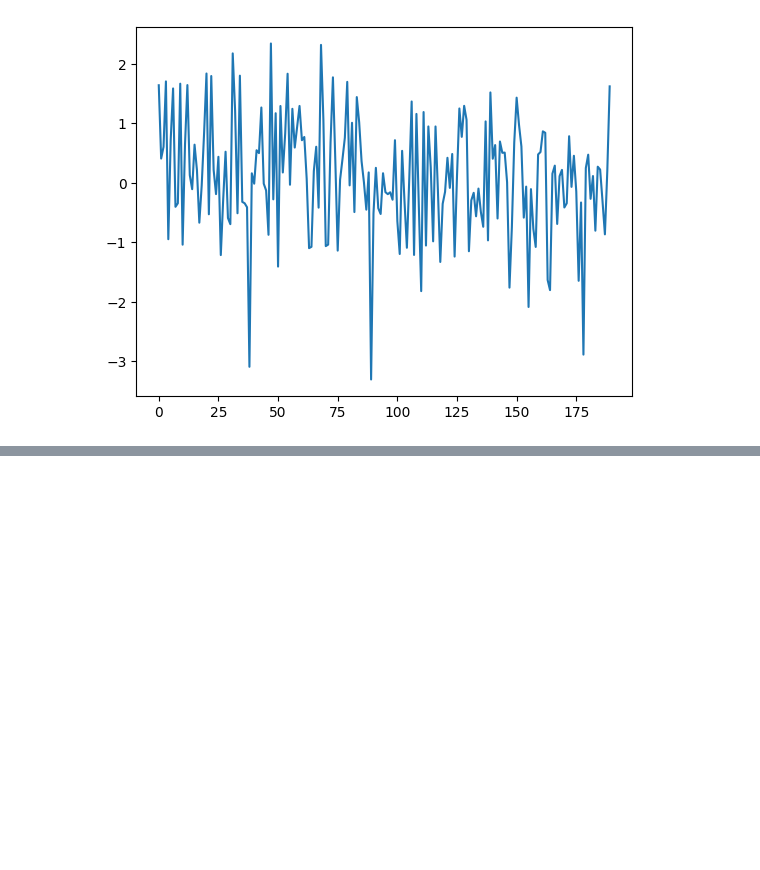
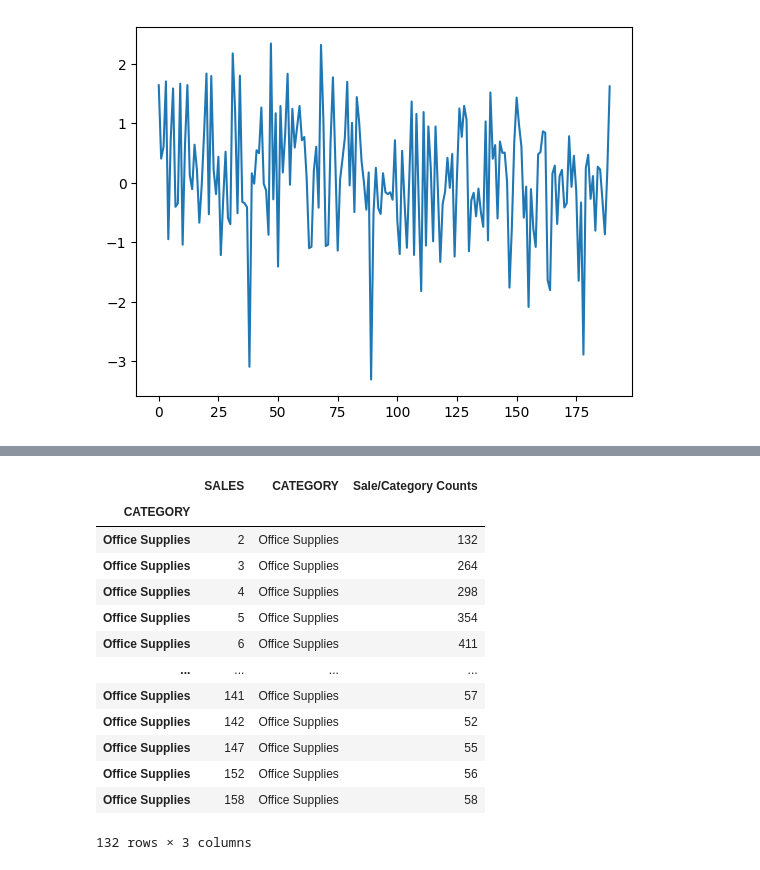
Before and after one commit to kunalmeon/Data-Analysis-Examples, a Jupyter notebook: SuperStoreData.ipynb, the cells around one changed output, grey strips where cells are left out. Cells and saved outputs as stored; diff of their text form; code cells hidden in the pictures; blank space fills up the shorter version.

```diff
--- a/SuperStoreData.ipynb
+++ b/SuperStoreData.ipynb
@@ -1898,0 +2051,18 @@ myplot.show()
+# %%
+officeSales=cateSale.loc["Office Supplies",:][cateSale.loc['Office Supplies','Sale/Category Counts']>50]
+officeSales
+# %% [output]
+|  | SALES | CATEGORY | Sale/Category Counts |
+| CATEGORY |  |  |  |
+| Office Supplies | 2 | Office Supplies | 132 |
+| Office Supplies | 3 | Office Supplies | 264 |
+| Office Supplies | 4 | Office Supplies | 298 |
+| Office Supplies | 5 | Office Supplies | 354 |
+| Office Supplies | 6 | Office Supplies | 411 |
+| ... | ... | ... | ... |
+| Office Supplies | 141 | Office Supplies | 57 |
+| Office Supplies | 142 | Office Supplies | 52 |
+| Office Supplies | 147 | Office Supplies | 55 |
+| Office Supplies | 152 | Office Supplies | 56 |
+| Office Supplies | 158 | Office Supplies | 58 |
+132 rows × 3 columns
```
Also changed, not shown: parts of 84 cells of this notebook.
